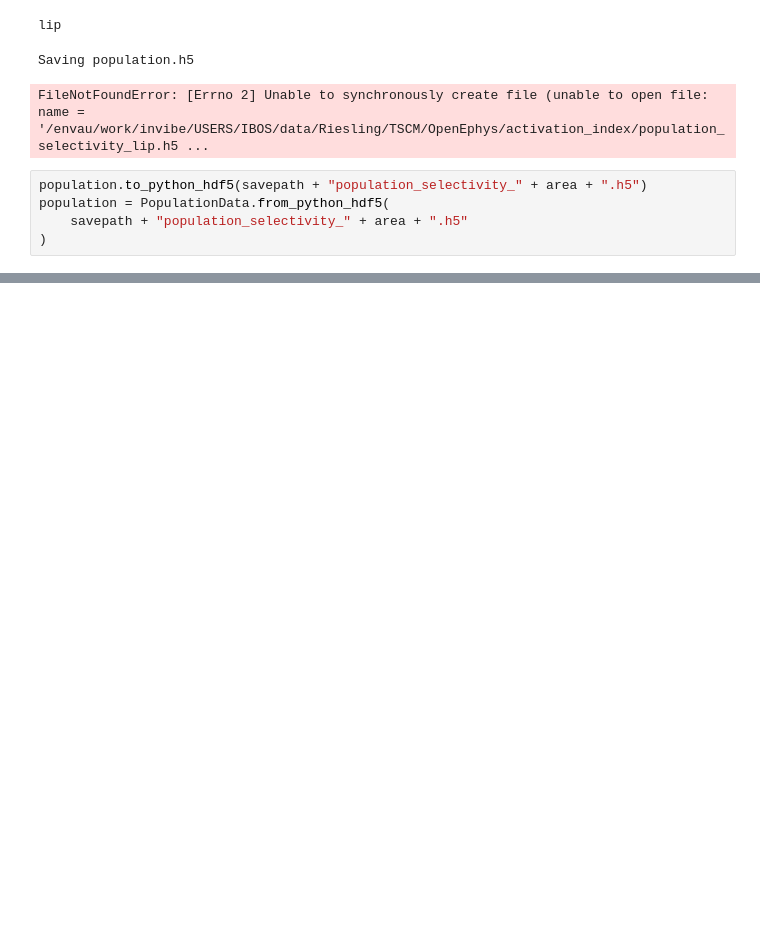
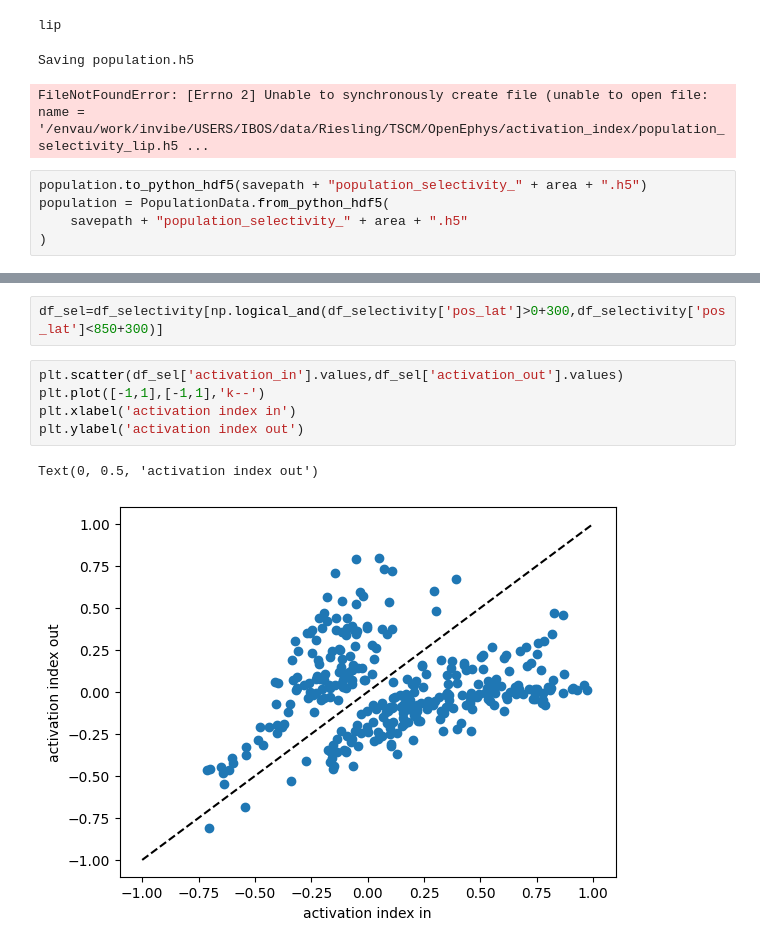
Before and after one commit to Ibos-lab/Users, a Jupyter notebook: losadac/data_stats/rf_position/activation_index.ipynb, the cells around one changed output, grey strips where cells are left out. Cells and saved outputs as stored; diff of their text form; blank space fills up the shorter version.

Commit message:
wip activation idx

```diff
--- a/losadac/data_stats/rf_position/activation_index.ipynb
+++ b/losadac/data_stats/rf_position/activation_index.ipynb
@@ -158,0 +297,10 @@ population = PopulationData.from_python_hdf5(
+# %%
+df_sel=df_selectivity[np.logical_and(df_selectivity['pos_lat']>0+300,df_selectivity['pos_lat']<850+300)]
+# %%
+plt.scatter(df_sel['activation_in'].values,df_sel['activation_out'].values)
+plt.plot([-1,1],[-1,1],'k--')
+plt.xlabel('activation index in')
+plt.ylabel('activation index out')
+# %% [output]
+Text(0, 0.5, 'activation index out')
+[figure, added]
```
Also changed, not shown: parts of 21 cells of this notebook, 2 other files.
